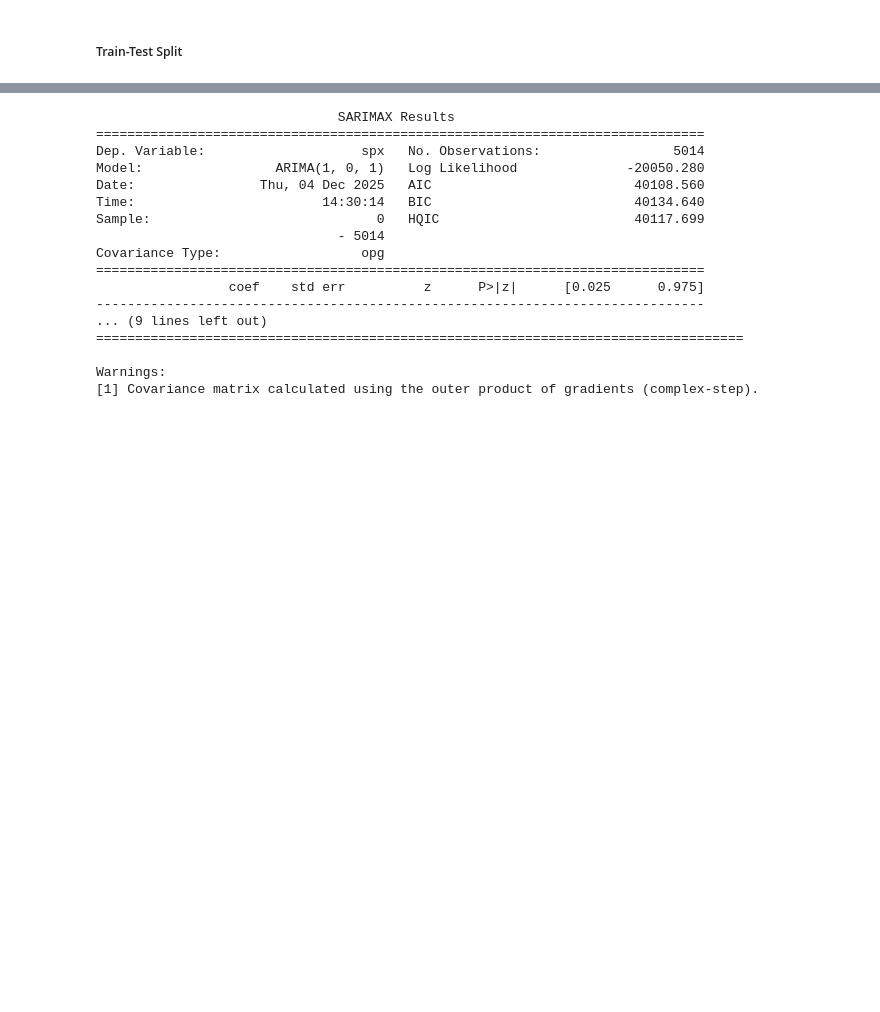
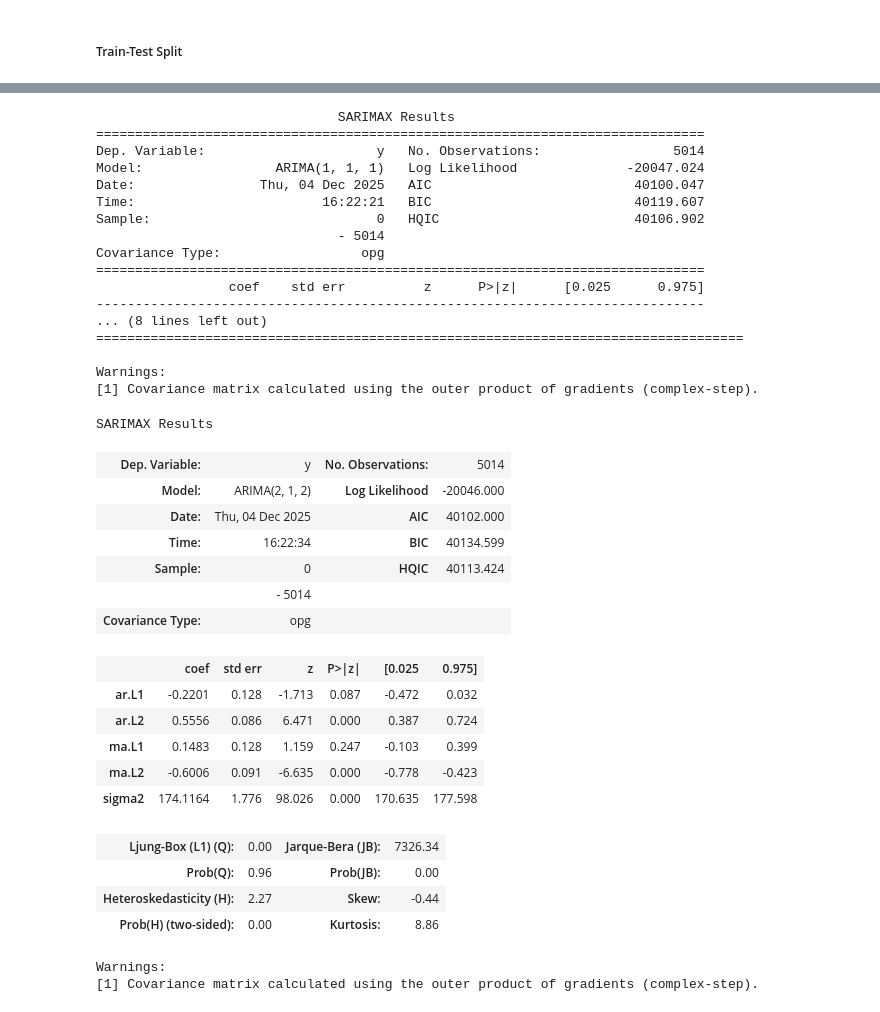
Before and after one commit to WamzMwangi/Advanced_Machine_Learning, a Jupyter notebook: Time_Series_Forecasting/Stock_prices_forecasting.ipynb, the cells around one changed output, grey strips where cells are left out. Drawn from its saved outputs; the diff is of its cells as text; code cells hidden in the pictures; blank space fills up the shorter version.

```diff
--- a/Time_Series_Forecasting/Stock_prices_forecasting.ipynb
+++ b/Time_Series_Forecasting/Stock_prices_forecasting.ipynb
@@ -248,23 +279,49 @@ Testing data points: 1254
 # %%
 #Now fit the models
-arma11_model = ARIMA(train_diff, order=(1, 0, 1))
+arma11_model = ARIMA(train.values, order=(1, 1, 1))
 arma11_fit = arma11_model.fit()
 print(arma11_fit.summary())
 # %% [output]
                                SARIMAX Results
 ==============================================================================
-Dep. Variable:                    spx   No. Observations:                 5014
-Model:                 ARIMA(1, 0, 1)   Log Likelihood              -20050.280
-Date:                Thu, 04 Dec 2025   AIC                          40108.560
-Time:                        14:30:14   BIC                          40134.640
-Sample:                             0   HQIC                         40117.699
+Dep. Variable:                      y   No. Observations:                 5014
+Model:                 ARIMA(1, 1, 1)   Log Likelihood              -20047.024
+Date:                Thu, 04 Dec 2025   AIC                          40100.047
+Time:                        16:22:21   BIC                          40119.607
+Sample:                             0   HQIC                         40106.902
                                - 5014
 Covariance Type:                  opg
 ==============================================================================
                  coef    std err          z      P>|z|      [0.025      0.975]
 ------------------------------------------------------------------------------
-... (9 lines left out)
+... (8 lines left out)
 ===================================================================================
 
 Warnings:
 [1] Covariance matrix calculated using the outer product of gradients (complex-step).
+# %%
+# Lets try another model
+arma22_model = ARIMA(train.values, order=(2, 1, 2))
+arma22_fit = arma22_model.fit()
+arma22_fit.summary()
+# %% [output]
+SARIMAX Results
+| Dep. Variable: | y | No. Observations: | 5014 |
+| Model: | ARIMA(2, 1, 2) | Log Likelihood | -20046.000 |
+| Date: | Thu, 04 Dec 2025 | AIC | 40102.000 |
+| Time: | 16:22:34 | BIC | 40134.599 |
+| Sample: | 0 | HQIC | 40113.424 |
+|  | - 5014 |  |  |
+| Covariance Type: | opg |  |  |
+|  | coef | std err | z | P>|z| | [0.025 | 0.975] |
+| ar.L1 | -0.2201 | 0.128 | -1.713 | 0.087 | -0.472 | 0.032 |
+| ar.L2 | 0.5556 | 0.086 | 6.471 | 0.000 | 0.387 | 0.724 |
+| ma.L1 | 0.1483 | 0.128 | 1.159 | 0.247 | -0.103 | 0.399 |
+| ma.L2 | -0.6006 | 0.091 | -6.635 | 0.000 | -0.778 | -0.423 |
+| sigma2 | 174.1164 | 1.776 | 98.026 | 0.000 | 170.635 | 177.598 |
+| Ljung-Box (L1) (Q): | 0.00 | Jarque-Bera (JB): | 7326.34 |
+| Prob(Q): | 0.96 | Prob(JB): | 0.00 |
+| Heteroskedasticity (H): | 2.27 | Skew: | -0.44 |
+| Prob(H) (two-sided): | 0.00 | Kurtosis: | 8.86 |
+Warnings:
+[1] Covariance matrix calculated using the outer product of gradients (complex-step).
```
Also changed, not shown: parts of 13 cells of this notebook.
